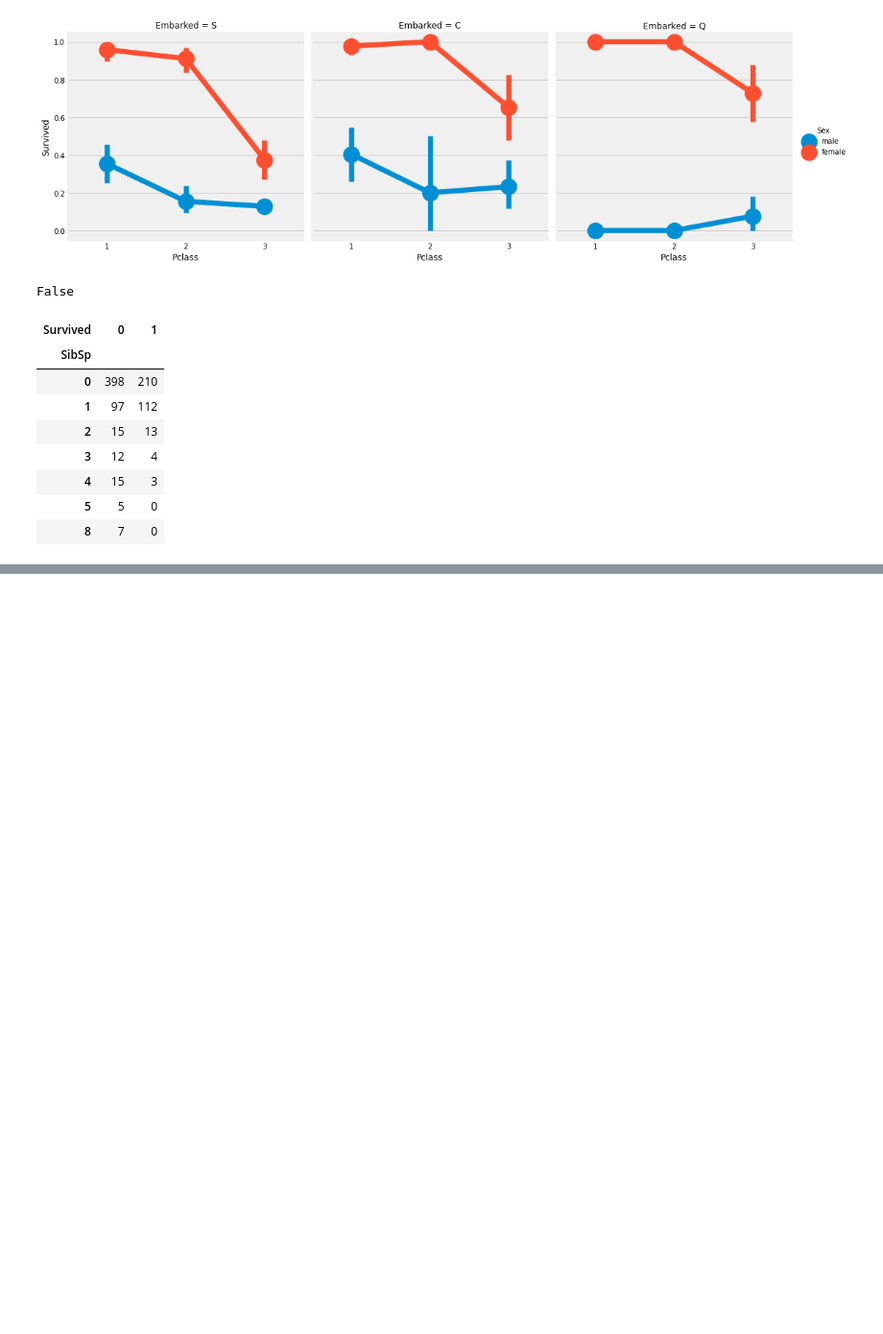
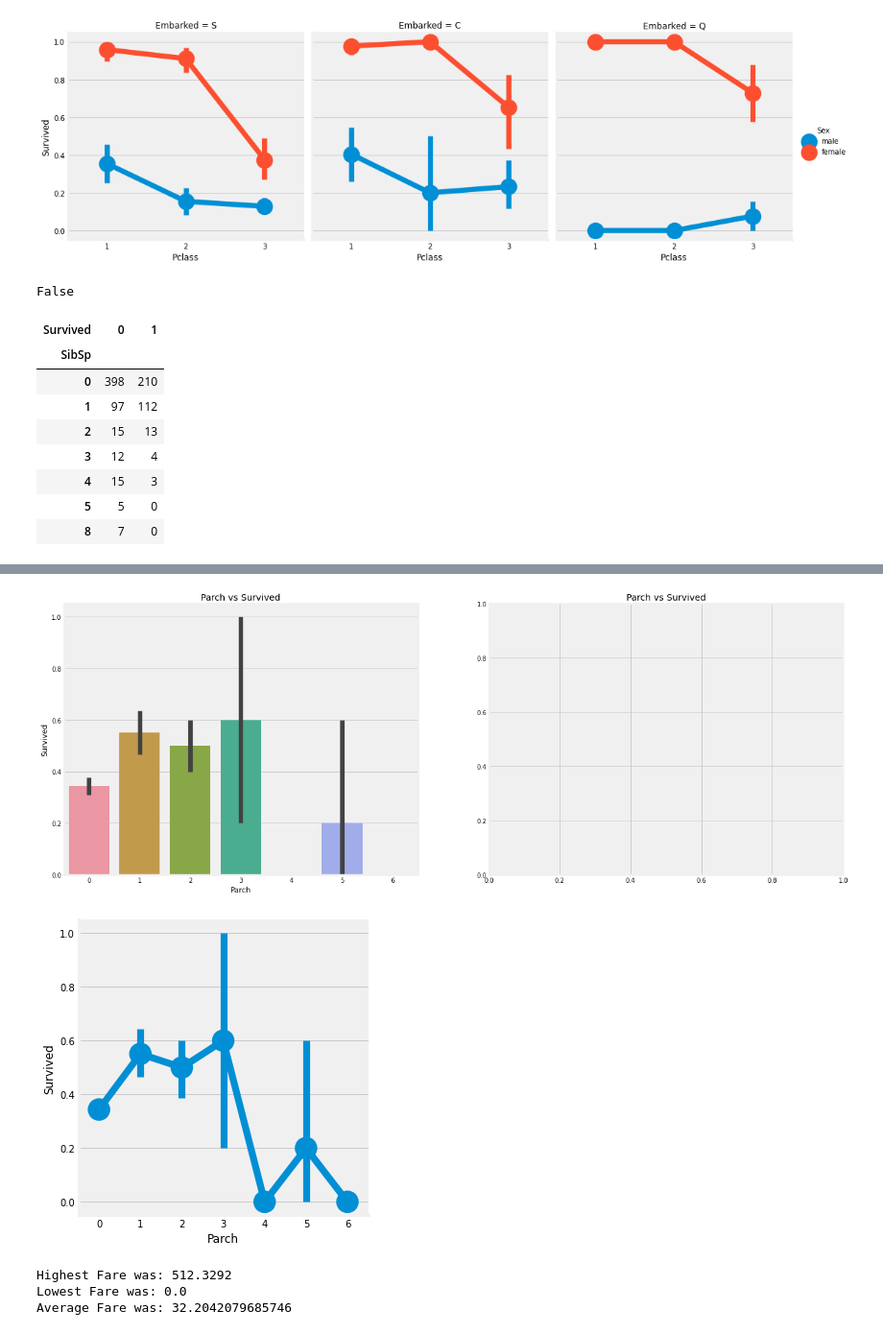
Before and after one commit to Library-of-jade/Kaggle_practice, a Jupyter notebook: level1/first/EDA_dietanic.ipynb, the cells around one changed output, grey strips where cells are left out. Shown: that part at 96% size. Saved outputs shown, nothing was run; the diff lists cells and outputs as text; code cells hidden in the pictures; blank space fills up the shorter version.

```diff
--- a/level1/first/EDA_dietanic.ipynb
+++ b/level1/first/EDA_dietanic.ipynb
@@ -234,0 +266,18 @@ pd.crosstab(data.SibSp,data.Survived).style.background_gradient(cmap='summer_r')
+# %%
+f, ax=plt.subplots(1,2, figsize=(20,8))
+sns.barplot('Parch', 'Survived', data=data, ax=ax[0])
+ax[0].set_title('Parch vs Survived')
+sns.factorplot('Parch','Survived',data=data,ax=ax[1])
+ax[1].set_title('Parch vs Survived')
+plt.show()
+# %% [output]
+[figure, added]
+[figure, added]
+# %%
+print('Highest Fare was:',data['Fare'].max())
+print('Lowest Fare was:',data['Fare'].min())
+print('Average Fare was:',data['Fare'].mean())
+# %% [output]
+Highest Fare was: 512.3292
+Lowest Fare was: 0.0
+Average Fare was: 32.2042079685746
```
Also changed, not shown: parts of 19 cells of this notebook.
